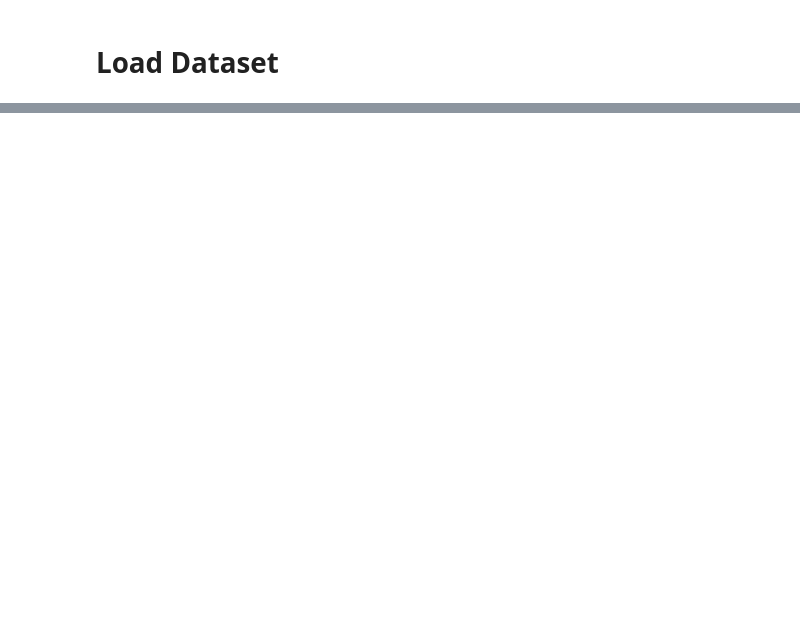
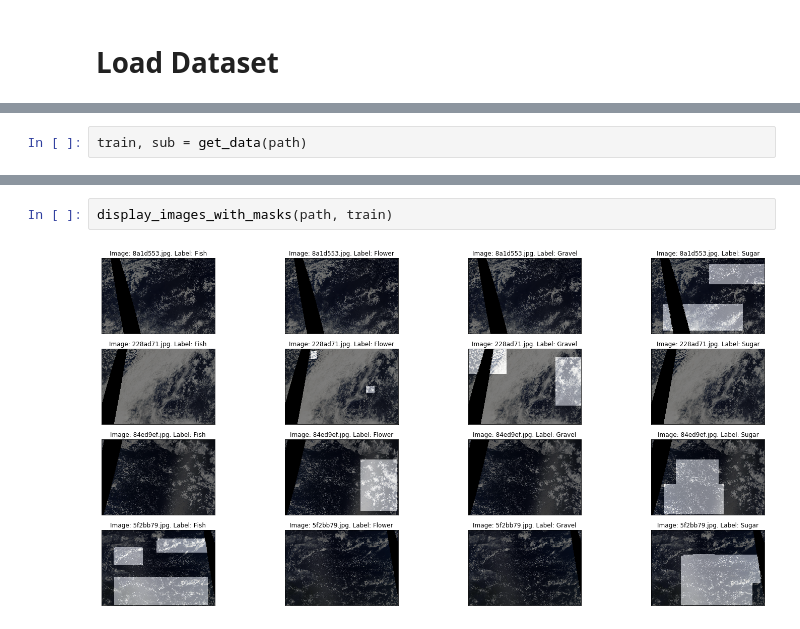
Before and after one commit to lkforward/CloudFlower, a Jupyter notebook: run_cloud_model.ipynb, the cells around one changed output, grey strips where cells are left out. Drawn from its saved outputs; the diff is of its cells as text; blank space fills up the shorter version.

```diff
--- a/run_cloud_model.ipynb
+++ b/run_cloud_model.ipynb
@@ -394,0 +422,2 @@ train.head()
+# %%
+train, sub = get_data(path)
@@ -394,0 +441,4 @@ train.head()
+# %%
+display_images_with_masks(path, train)
+# %% [output]
+[figure, added]
```
Also changed, not shown: parts of 12 cells of this notebook.
